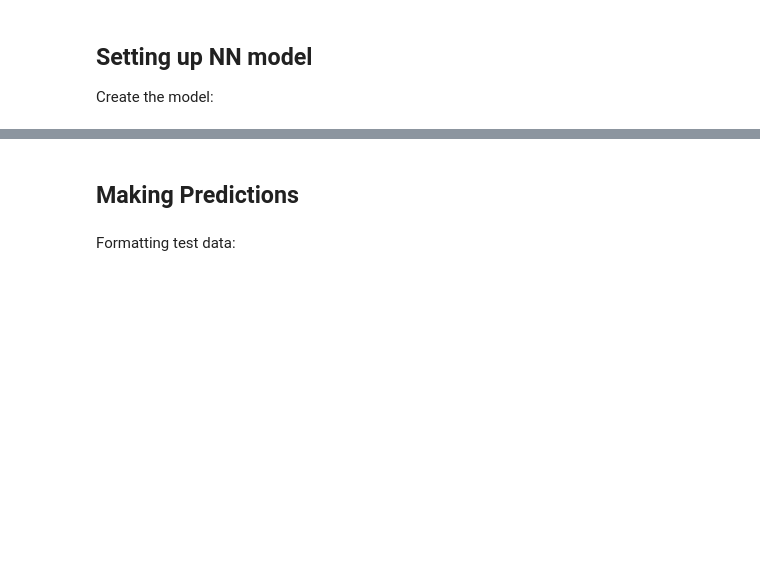
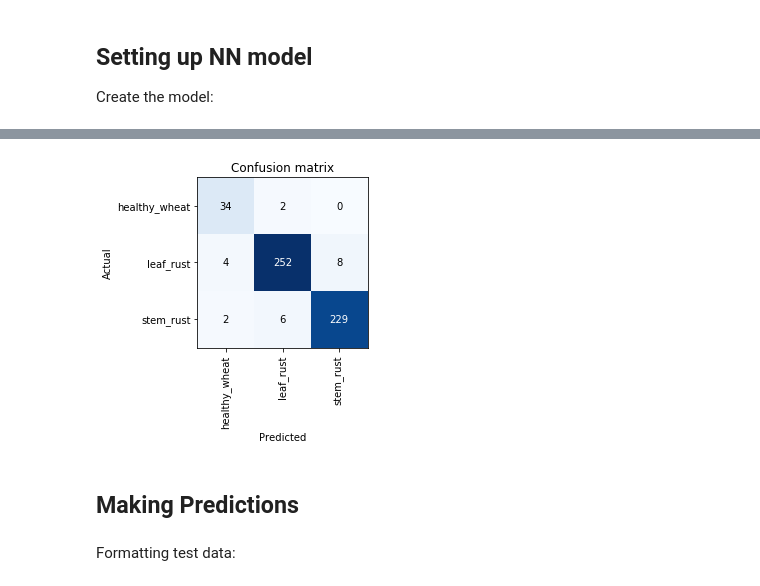
Before and after one commit to a-musipatla/CU_sm3773_gvs2110---CV-for-Crop-Disease, a Jupyter notebook: crop_disease.ipynb, the cells around one changed output, grey strips where cells are left out. Saved outputs shown, nothing was run; the diff lists cells and outputs as text; code cells hidden in the pictures; blank space fills up the shorter version.

```diff
--- a/crop_disease.ipynb
+++ b/crop_disease.ipynb
@@ -148,3 +141,8 @@ x_train, x_test, y_train, y_test = train_test_split(np_train_data, train_labels,
+# %%
+interp.most_confused(min_val=2)
+interp.plot_confusion_matrix()
+# %% [output]
+[figure, added]
 # %% [markdown]
 ## Making Predictions
 # %% [markdown]
```
Also changed, not shown: parts of 21 cells of this notebook.
